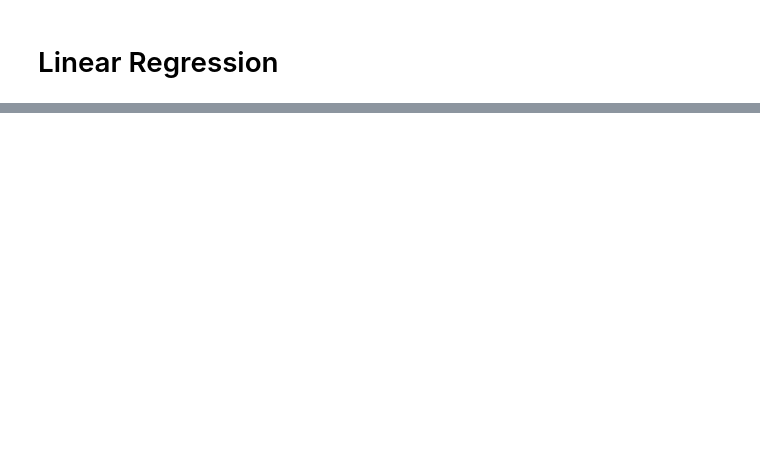
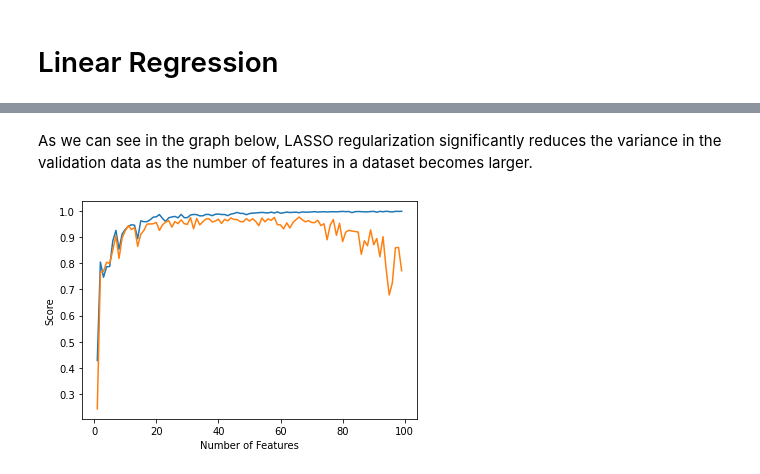
Before and after one commit to dmsmith25/dmsmith25.github.io, a Jupyter notebook: posts/linear-regression-project/index.ipynb, the cells around one changed output, grey strips where cells are left out. Saved outputs shown, nothing was run; the diff lists cells and outputs as text; code cells hidden in the pictures; blank space fills up the shorter version.

```diff
--- a/posts/linear-regression-project/index.ipynb
+++ b/posts/linear-regression-project/index.ipynb
@@ -89,0 +157,9 @@ Validation score = 0.523
+# %% [markdown]
+As we can see in the graph below, LASSO regularization significantly reduces the variance in the validation data as the number of features in a dataset becomes larger.
+# %%
+plt.plot(num_features, train_score, label='training data')
+plt.plot(num_features, val_score, label="validation data")
+xlab = plt.xlabel("Number of Features")
+ylab = plt.ylabel("Score")
+# %% [output]
+[figure, added]
```
Also changed, not shown: parts of 20 cells of this notebook, 14 other files.
